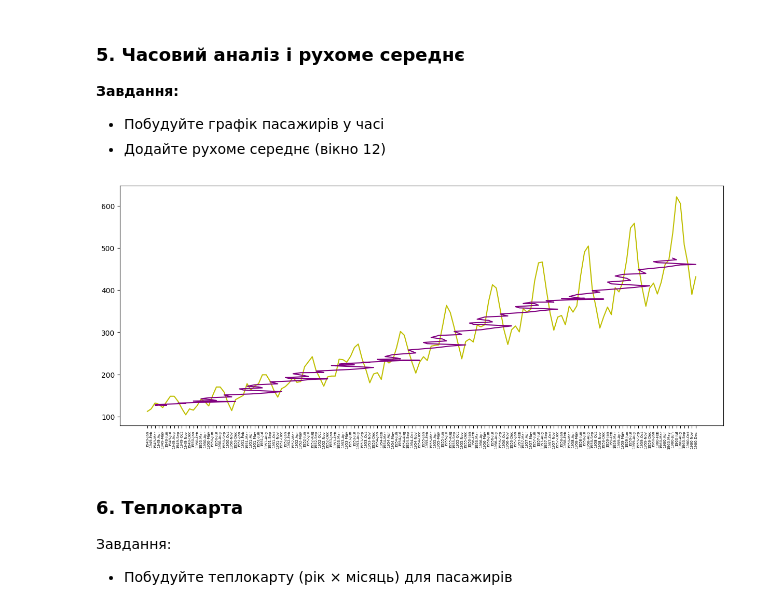
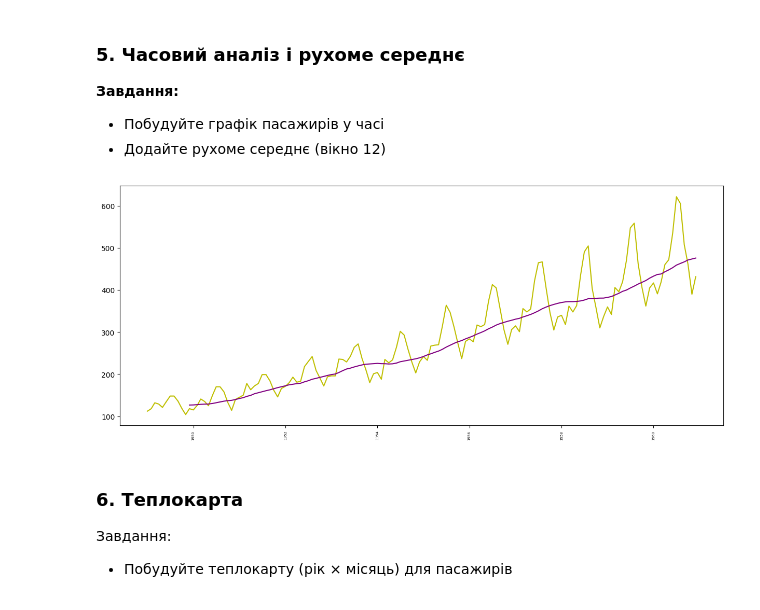
Before and after one commit to Grizzy007/TimeSeriesEDA, a Jupyter notebook: HOME_WORK.ipynb, the cells around one changed output. Cells and saved outputs as stored; diff of their text form; code cells hidden in the pictures.

```diff
--- a/HOME_WORK.ipynb
+++ b/HOME_WORK.ipynb
@@ -142,17 +142,17 @@ plt.show()
 * Побудуйте графік пасажирів у часі
 * Додайте рухоме середнє (вікно 12)
 # %%
-flights.date = flights.year.map(str).str.cat(flights.month, sep="-")
-pass_sum = flights.groupby('date')['passengers'].sum()
-rolling_flight = pass_sum.rolling(window=12, center=True).mean()
+flights['date'] = flights.year.map(str).str.cat(flights.month, sep="-")
+flights['date'] = pd.to_datetime(flights.year.map(str).str.cat(flights.month, sep="-"))
+rolling_flight = flights['passengers'].rolling(12).mean()
 
 plt.figure(figsize=(15,6))
 plt.plot(flights.date, flights.passengers, color='y')
-plt.plot(rolling_flight.index, rolling_flight.values, color='purple')
+plt.plot(flights.date, rolling_flight.values, color='purple')
 plt.xticks(fontsize=5, rotation=90)
 plt.show()
 # %% [output]
-[figure, old version]
+[figure, new version]
 # %% [markdown]
 ### 6. Теплокарта
 
```
